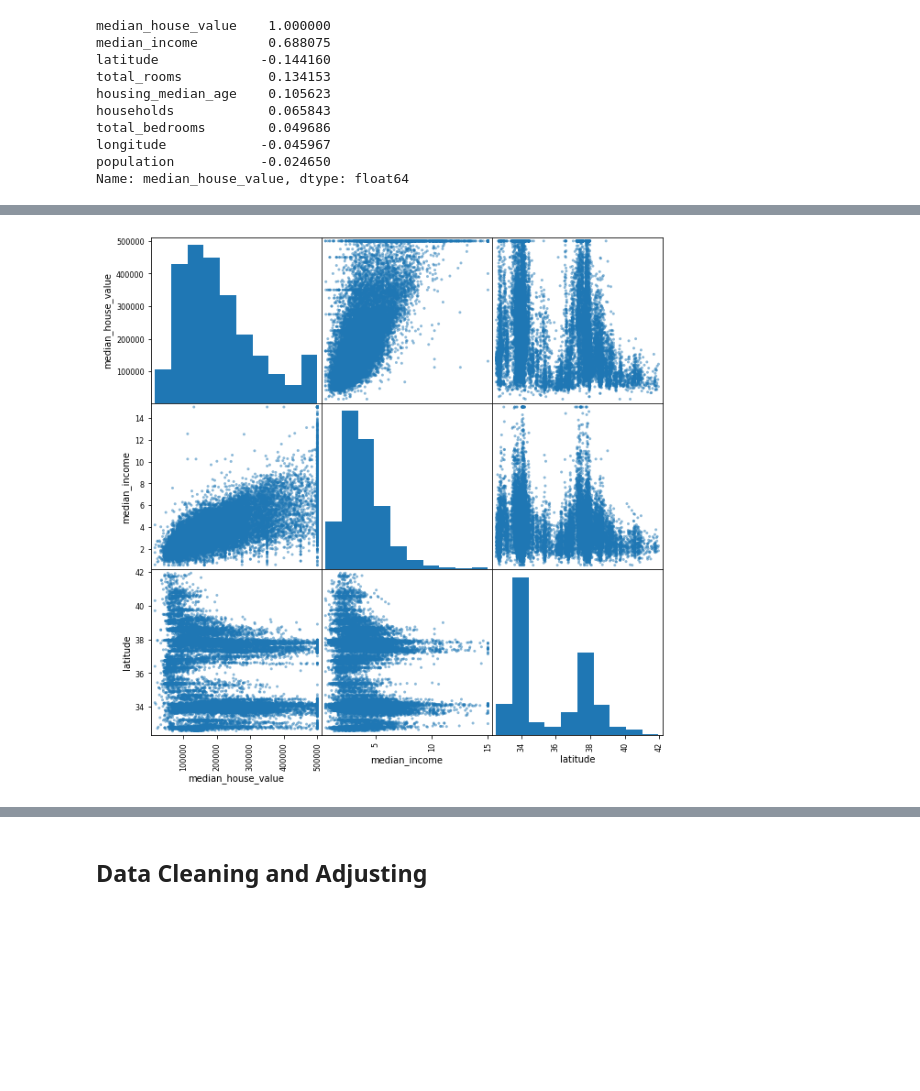
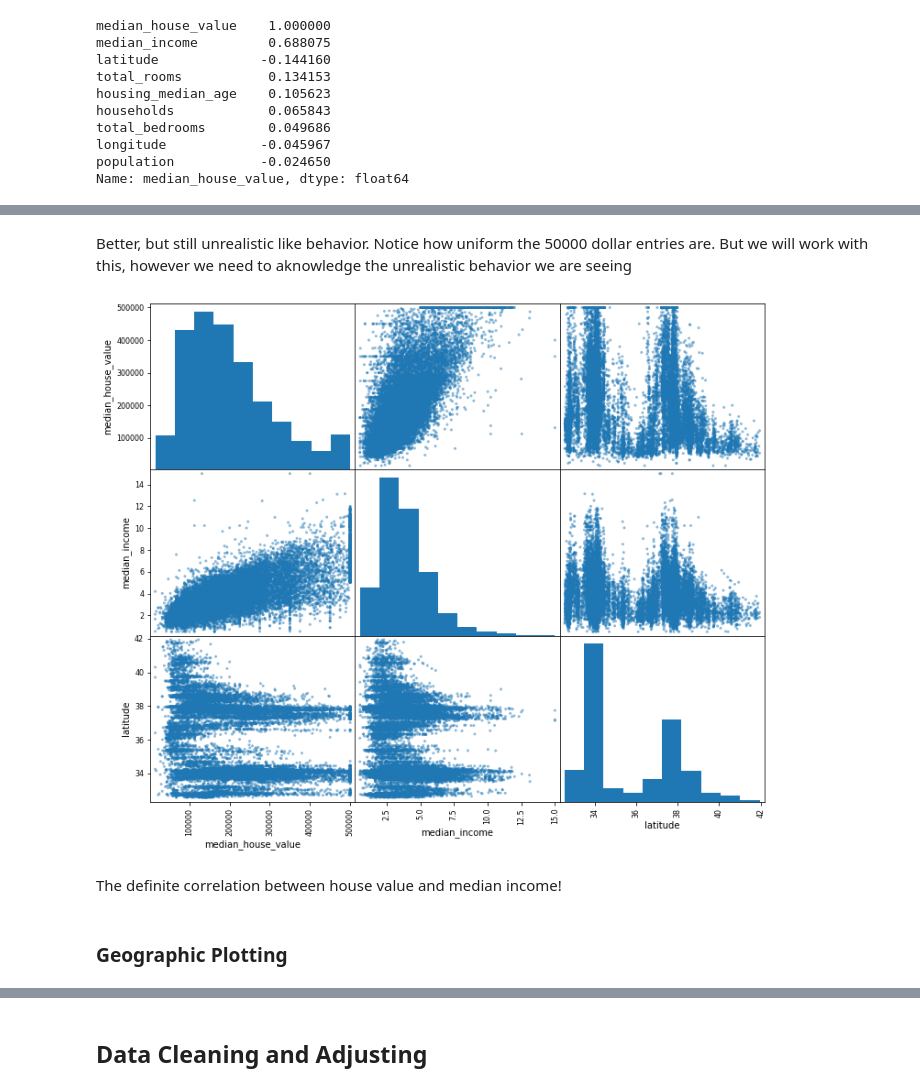
Before and after one commit to akhalifaa/CanadaHousing, a Jupyter notebook: CanadaHousing.ipynb, the cells around one changed output, grey strips where cells are left out. Drawn from its saved outputs; the diff is of its cells as text; code cells hidden in the pictures; blank space fills up the shorter version.

```diff
--- a/CanadaHousing.ipynb
+++ b/CanadaHousing.ipynb
@@ -106,0 +140,2 @@ Name: median_house_value, dtype: float64
+# %%
+h['income_wholenum'] = h['median_income'].apply(lambda x:x//1)
@@ -106,0 +162,5 @@ Name: median_house_value, dtype: float64
+# %%
+drop_ind1 = h[(h['income_wholenum'] >= 12.0) & (h['median_house_value'] >= 500000.0)].index
+drop_ind2 = h[(h['income_wholenum'] <= 4.0) & (h['median_house_value'] >= 500000.0)].index
+index_total = drop_ind1.union(drop_ind2)
+index_total
@@ -106,0 +174,2 @@ Name: median_house_value, dtype: float64
+# %%
+h.drop(index=index_total,inplace=True)
@@ -107,7 +183,13 @@ Name: median_house_value, dtype: float64
+# %% [markdown]
+Better, but still unrealistic like behavior. Notice how uniform the 50000 dollar entries are. But we will work with this, however we need to aknowledge the unrealistic behavior we are seeing
 # %%
 #isolation of top 3 columns wrt median house value
 scatter_df = h[['median_house_value','median_income','latitude']]
-pd.plotting.scatter_matrix(scatter_df,figsize=(10,10))
+pd.plotting.scatter_matrix(scatter_df,figsize=(12,10))
 plt.show()
 # %% [output]
-[figure, old version]
+[figure, new version]
+# %% [markdown]
+The definite correlation between house value and median income!
+# %% [markdown]
+### Geographic Plotting
```
Also changed, not shown: parts of 27 cells of this notebook.
